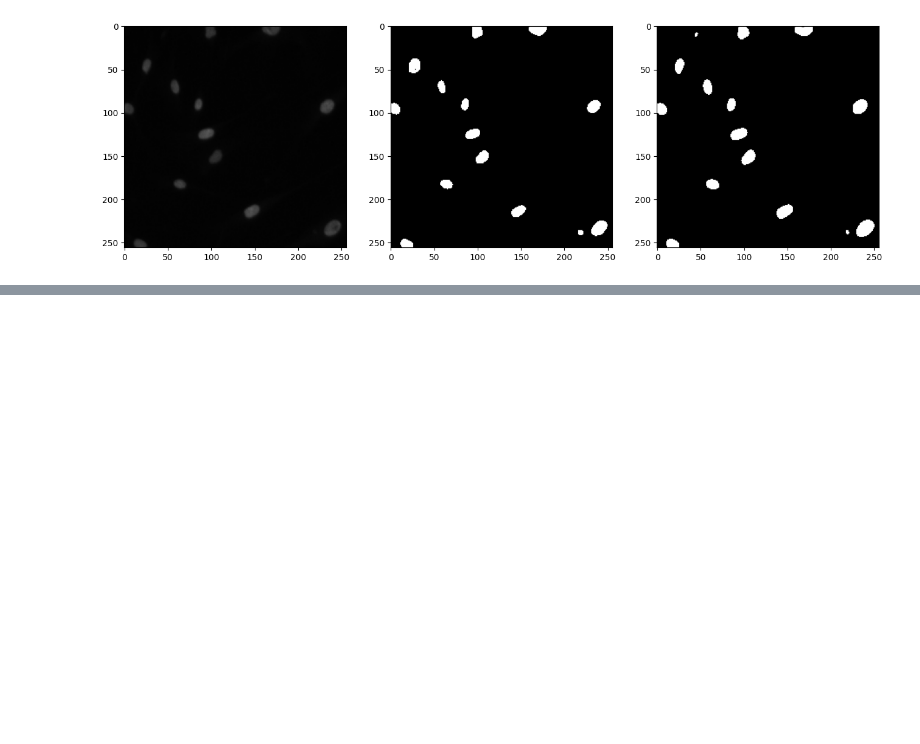
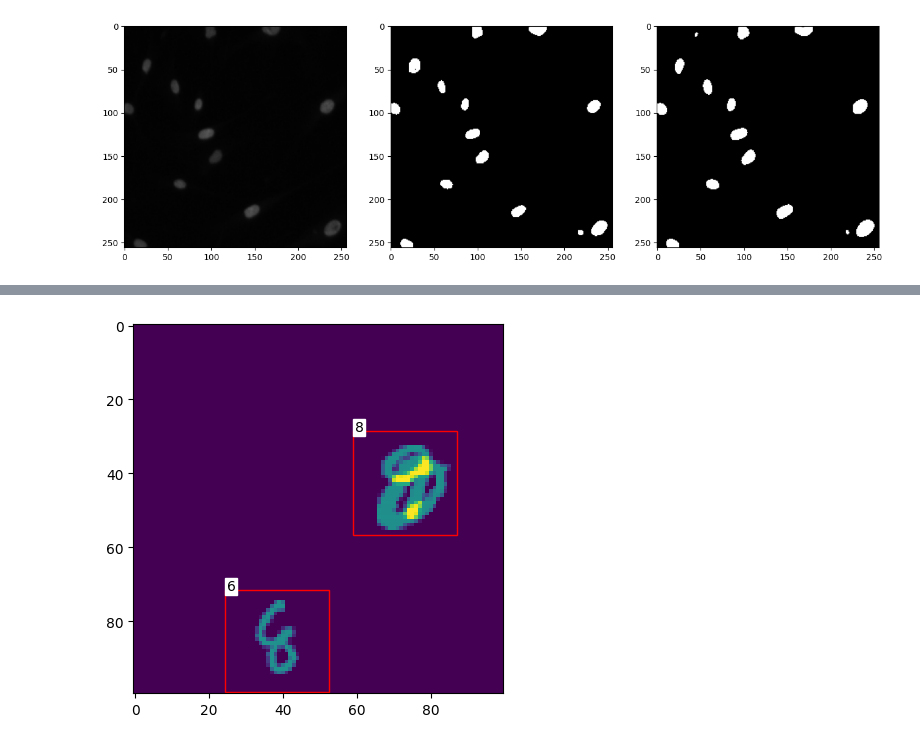
Before and after one commit to hardy500/experiments, a Jupyter notebook: books/inside_dl/ch8.ipynb, the cells around one changed output, grey strips where cells are left out. Saved outputs shown, nothing was run; the diff lists cells and outputs as text; code cells hidden in the pictures; blank space fills up the shorter version.

```diff
--- a/books/inside_dl/ch8.ipynb
+++ b/books/inside_dl/ch8.ipynb
@@ -212,0 +403,37 @@ plt.imshow(pred.numpy()[0,:], cmap='gray') #Third is the prediction our network
+# %%
+anchor_generator = AnchorGenerator(sizes=((32),), aspect_ratios=((1.0,)))
+roi_pooler = torchvision.ops.MultiScaleRoIAlign(featmap_names=['0'], output_size=8, sampling_ratio=2)
+model = FasterRCNN(
+    backbone,
+    num_classes=10,
+    image_mean = [0.5],
+    image_std = [0.229],
+    min_size=100,
+    max_size=100,
+    rpn_anchor_generator=anchor_generator,
+    box_roi_pool=roi_pooler)
+# %%
+model = model.train()
+model.to(device)
+optimizer = torch.optim.AdamW(model.parameters())
+
+for epoch in tqdm(range(1), desc="Epoch", disable=False):
+  running_loss = 0
+  for x, y in tqdm(train_loader, desc="Train Batch", leave=False, disable=False):
+    x, y = moveTo(x, device), moveTo(y, device)
+    optimizer.zero_grad()
+    losses = model(x, y)
+    loss = 0
+    for partial_loss in losses.values():
+      loss += partial_loss
+    loss.backward()
+
+    optimizer.step()
+    running_loss += loss.item()
+# %%
+x, y = test_data[20]
+
+model.eval()
+model.to(device)
+with torch.inference_mode():
+  pred = model([x.to(device)])
@@ -212,0 +504,4 @@ plt.imshow(pred.numpy()[0,:], cmap='gray') #Third is the prediction our network
+# %%
+showPreds(x, pred[0])
+# %% [output]
+[figure, added]
```
Also changed, not shown: parts of 16 cells of this notebook, 1 other file.
